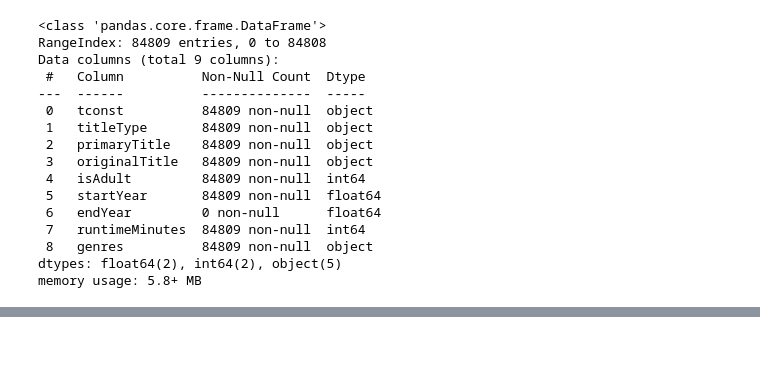
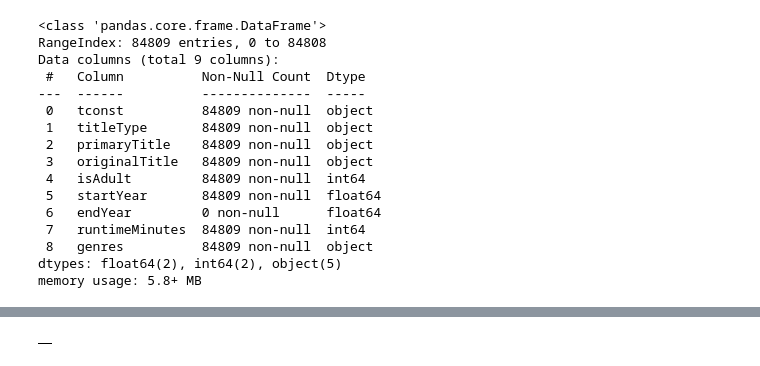
Before and after one commit to craiggossen/Project-3--Core, a Jupyter notebook: Project 3 - Part 2.ipynb, the cells around one changed output, grey strips where cells are left out. Cells and saved outputs as stored; diff of their text form; code cells hidden in the pictures.

```diff
--- a/Project 3 - Part 2.ipynb
+++ b/Project 3 - Part 2.ipynb
@@ -289,2 +292,6 @@ print(f"- Total errors: {len(errors)}")
 # %%
 final_year_df.head()
+# %%
+previous_df.head()
+# %% [output]
+|  |
```
Also changed, not shown: parts of 3 cells of this notebook, 1 other file.
